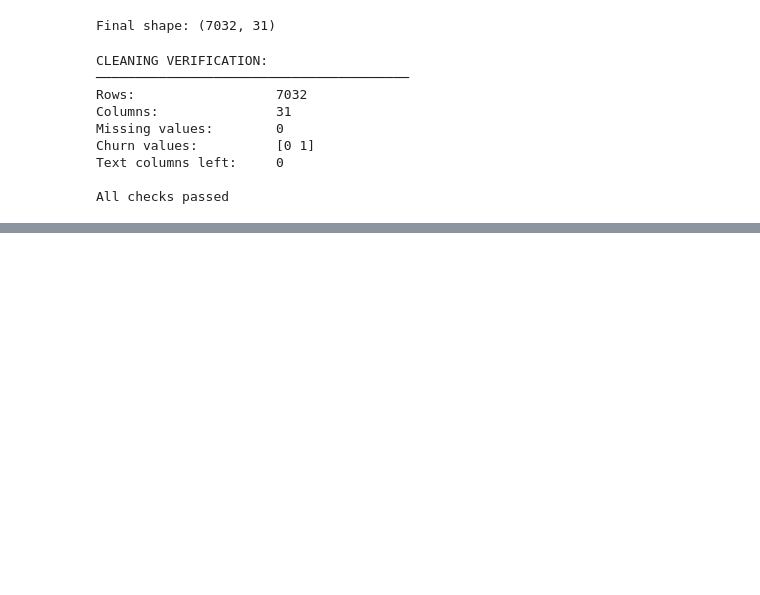
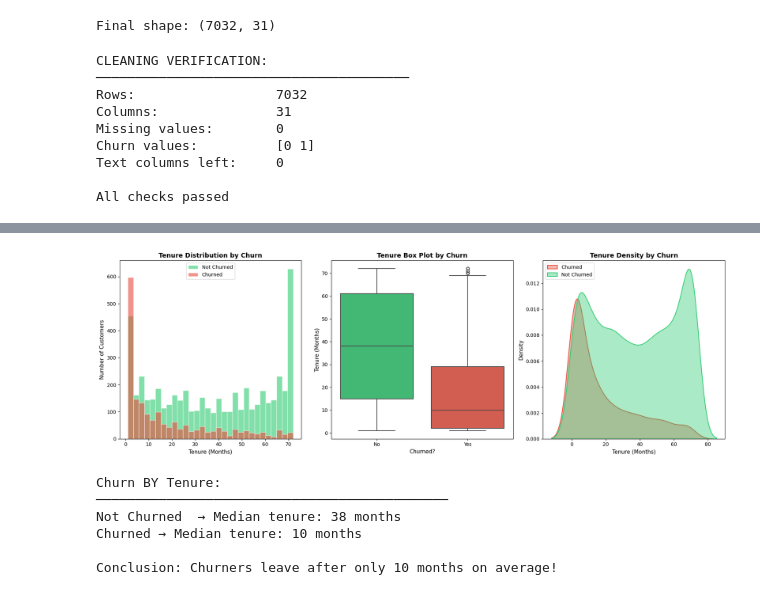
Before and after one commit to Venkatavishnuvardhanthota/customer-churn-prediction, a Jupyter notebook: notebooks/01_eda_and_modeling.ipynb, the cells around one changed output, grey strips where cells are left out. Cells and saved outputs as stored; diff of their text form; code cells hidden in the pictures; blank space fills up the shorter version.

```diff
--- a/notebooks/01_eda_and_modeling.ipynb
+++ b/notebooks/01_eda_and_modeling.ipynb
@@ -346,0 +434,79 @@ All checks passed
+# %%
+# Cell 15 — Deep EDA: Churn BY Tenure
+
+# Chart 1: Histogram
+fig, axes = plt.subplots(1, 3, figsize=(18, 6))
+
+no_churn_tenure = df[df['Churn'] == 0]['tenure']
+yes_churn_tenure = df[df['Churn'] == 1]['tenure']
+
+axes[0].hist(no_churn_tenure,
+            bins = 30,
+            alpha = 0.6,
+            color='#2ecc71',
+            label='Not Churned',
+            edgecolor='white')
+
+axes[0].hist(yes_churn_tenure,
+             bins = 30,
+             alpha = 0.6,
+             color='#e74c3c',
+             label='Churned',
+             edgecolor='white')
+
+axes[0].set_title('Tenure Distribution by Churn',
+                   fontsize=13, fontweight='bold')
+axes[0].set_xlabel('Tenure (Months)', fontsize=11)
+axes[0].set_ylabel('Number of Customers', fontsize=11)
+axes[0].legend(fontsize=10)
+
+#Chart 2: Box plot
+sns.boxplot(x = 'Churn',
+            y = 'tenure',
+            data = df,
+            ax = axes[1],
+            palette={'1': '#e74c3c', '0': '#2ecc71'},
+            linewidth = 1.5)
+
+axes[1].set_title('Tenure Box Plot by Churn',
+                   fontsize=13, fontweight='bold')
+axes[1].set_xlabel('Churned?', fontsize=11)
+axes[1].set_ylabel('Tenure (Months)', fontsize=11)
+axes[1].set_xticklabels(['No', 'Yes'])
+
+# Chart 3: KDE Plot (Smooth Distribution)
+sns.kdeplot(data = df,
+            x = 'tenure',
+            hue = 'Churn',
+            fill=True,
+            ax = axes[2],
+            alpha=0.4,
+            linewidth = 1.5,
+            palette={0: '#2ecc71', 1: '#e74c3c'})
+
+axes[2].set_title('Tenure Density by Churn',
+                   fontsize=13, fontweight='bold')
+axes[2].set_xlabel('Tenure (Months)', fontsize=11)
+axes[2].set_ylabel('Density', fontsize=11)
+axes[2].legend(['Churned', 'Not Churned'], fontsize=10)
+
+plt.tight_layout()
+plt.savefig('../outputs/03_tenure_vs_churn.png', dpi=300, bbox_inches='tight')
+plt.show()
+
+print("\nChurn BY Tenure:")
+print("─" * 45)
+print(f"Not Churned  → Median tenure: "
+      f"{no_churn_tenure.median():.0f} months")
+print(f"Churned → Median tenure: "
+      f"{yes_churn_tenure.median():.0f} months")
+print(f"\nConclusion: Churners leave after only "
+      f"{yes_churn_tenure.median():.0f} months on average!")
+# %% [output]
+[figure, added]
+Churn BY Tenure:
+─────────────────────────────────────────────
+Not Churned  → Median tenure: 38 months
+Churned → Median tenure: 10 months
+
+Conclusion: Churners leave after only 10 months on average!
```
Also changed, not shown: parts of 4 cells of this notebook, 4 other files.
